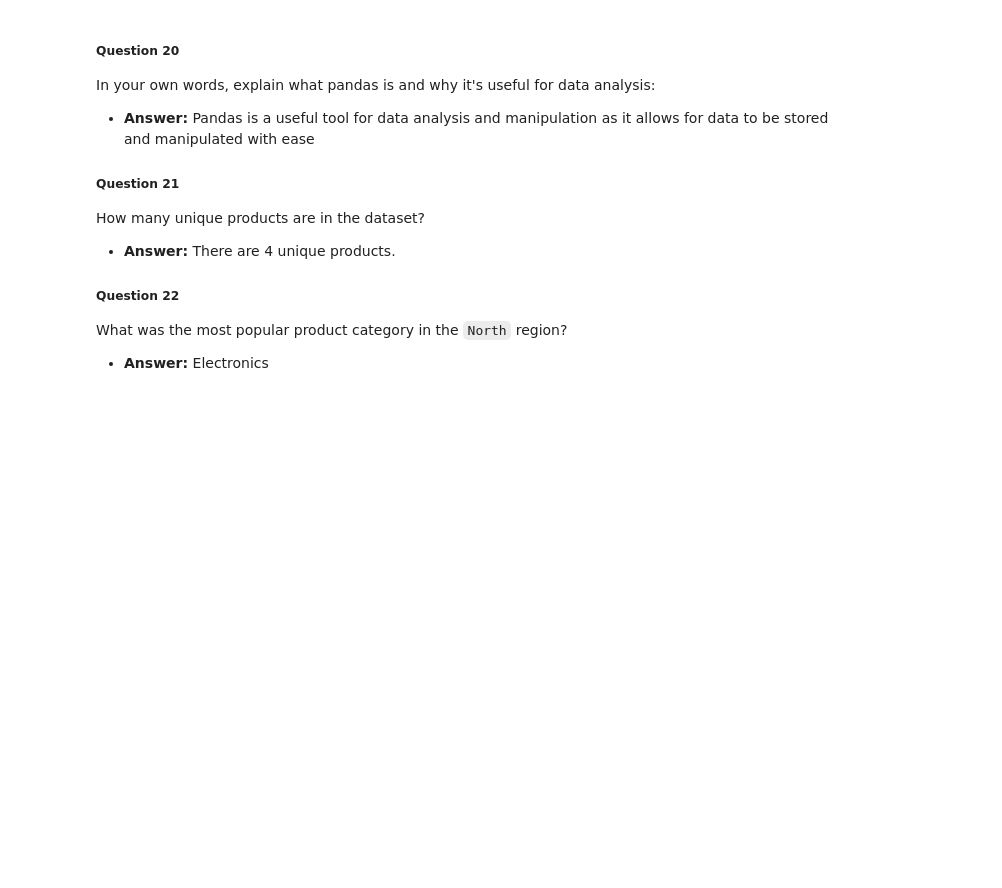
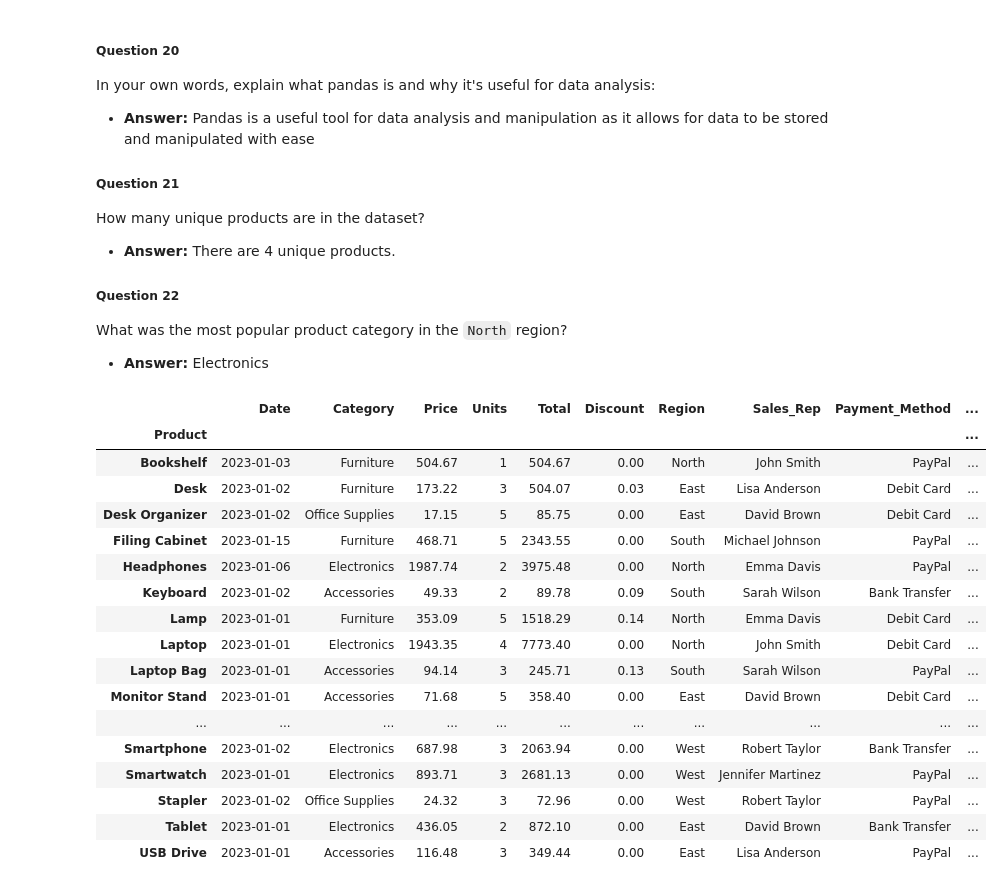
Before and after one commit to Rgjmerc/unit-3-data-science, a Jupyter notebook: 01_pandas.ipynb, the cells around one changed output. Cells and saved outputs as stored; diff of their text form; code cells hidden in the pictures; blank space fills up the shorter version.

Commit message:
Groupby

```diff
--- a/01_pandas.ipynb
+++ b/01_pandas.ipynb
@@ -376,3 +376,25 @@ How many unique products are in the dataset?
 ##### Question 22
 What was the most popular product category in the `North` region?
 - **Answer:** Electronics
+# %%
+grp = sales_df.groupby("Product")
+grp.first()
+# %% [output]
+|  | Date | Category | Price | Units | Total | Discount | Region | Sales_Rep | Payment_Method | ... |
+| Product |  |  |  |  |  |  |  |  |  | ... |
+| Bookshelf | 2023-01-03 | Furniture | 504.67 | 1 | 504.67 | 0.00 | North | John Smith | PayPal | ... |
+| Desk | 2023-01-02 | Furniture | 173.22 | 3 | 504.07 | 0.03 | East | Lisa Anderson | Debit Card | ... |
+| Desk Organizer | 2023-01-02 | Office Supplies | 17.15 | 5 | 85.75 | 0.00 | East | David Brown | Debit Card | ... |
+| Filing Cabinet | 2023-01-15 | Furniture | 468.71 | 5 | 2343.55 | 0.00 | South | Michael Johnson | PayPal | ... |
+| Headphones | 2023-01-06 | Electronics | 1987.74 | 2 | 3975.48 | 0.00 | North | Emma Davis | PayPal | ... |
+| Keyboard | 2023-01-02 | Accessories | 49.33 | 2 | 89.78 | 0.09 | South | Sarah Wilson | Bank Transfer | ... |
+| Lamp | 2023-01-01 | Furniture | 353.09 | 5 | 1518.29 | 0.14 | North | Emma Davis | Debit Card | ... |
+| Laptop | 2023-01-01 | Electronics | 1943.35 | 4 | 7773.40 | 0.00 | North | John Smith | Debit Card | ... |
+| Laptop Bag | 2023-01-01 | Accessories | 94.14 | 3 | 245.71 | 0.13 | South | Sarah Wilson | PayPal | ... |
+| Monitor Stand | 2023-01-01 | Accessories | 71.68 | 5 | 358.40 | 0.00 | East | David Brown | Debit Card | ... |
+| ... | ... | ... | ... | ... | ... | ... | ... | ... | ... | ... |
+| Smartphone | 2023-01-02 | Electronics | 687.98 | 3 | 2063.94 | 0.00 | West | Robert Taylor | Bank Transfer | ... |
+| Smartwatch | 2023-01-01 | Electronics | 893.71 | 3 | 2681.13 | 0.00 | West | Jennifer Martinez | PayPal | ... |
+| Stapler | 2023-01-02 | Office Supplies | 24.32 | 3 | 72.96 | 0.00 | West | Robert Taylor | PayPal | ... |
+| Tablet | 2023-01-01 | Electronics | 436.05 | 2 | 872.10 | 0.00 | East | David Brown | Bank Transfer | ... |
+| USB Drive | 2023-01-01 | Accessories | 116.48 | 3 | 349.44 | 0.00 | East | Lisa Anderson | PayPal | ... |
```
Also changed, not shown: parts of 2 cells of this notebook.
